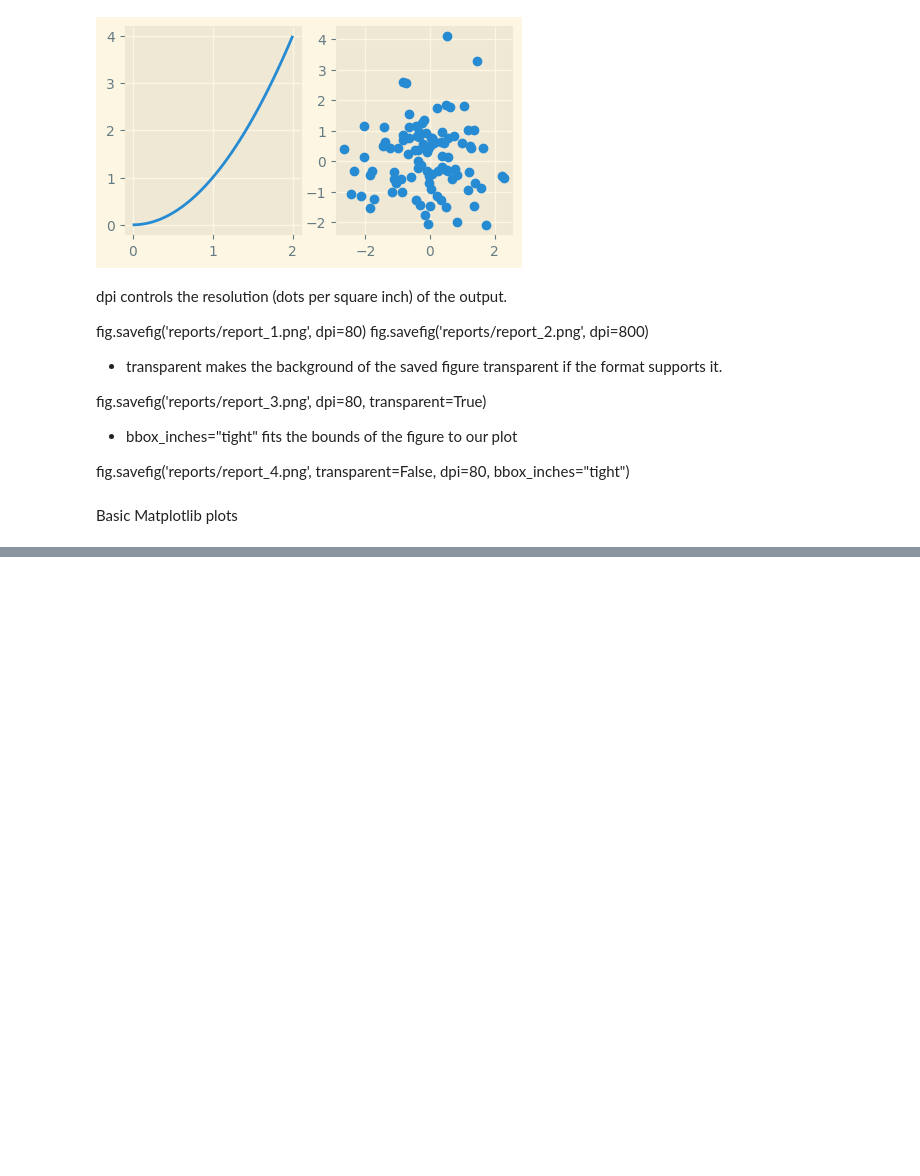
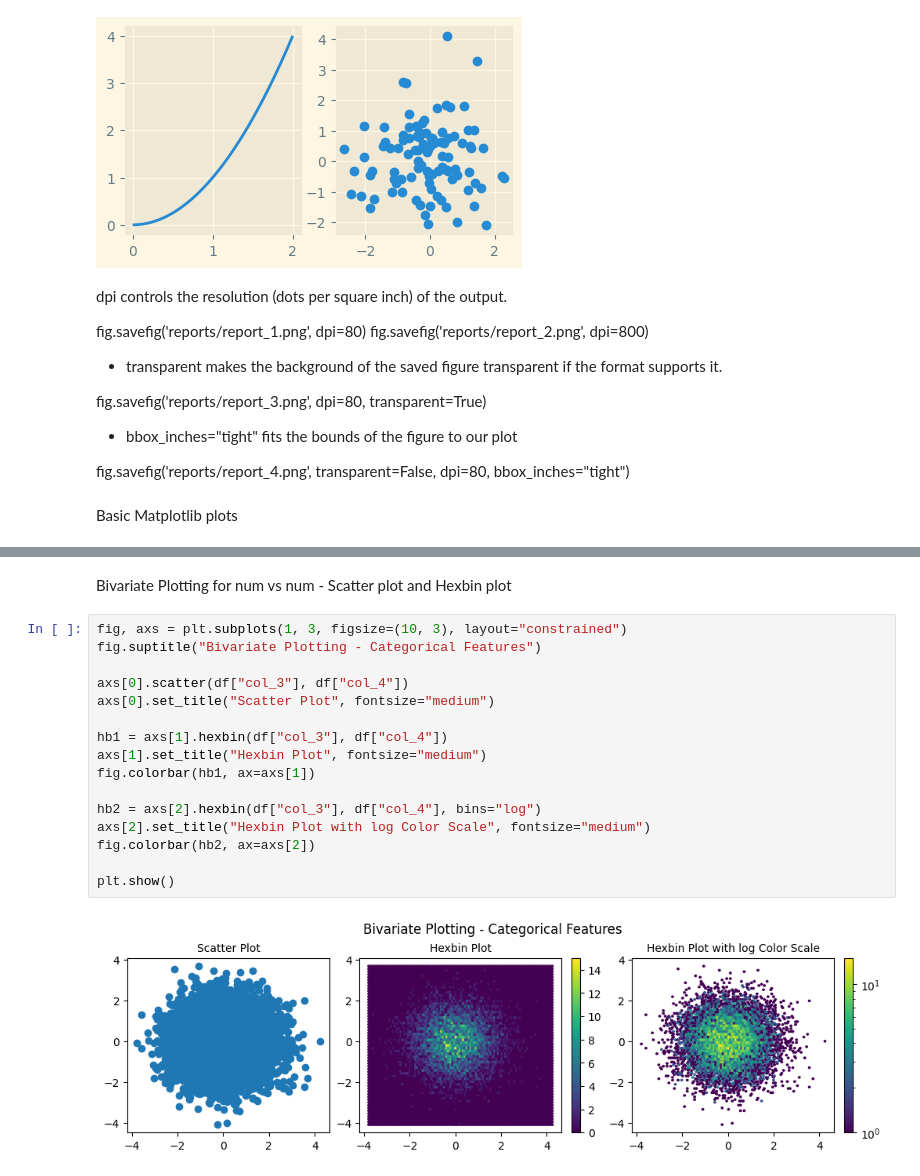
Before and after one commit to Tolash123/Machine_learning_and_Deep_learning, a Jupyter notebook: Module2-python for Data Analysis/8. Advance Visualizations - Matplotlib/advance.ipynb, the cells around one changed output, grey strips where cells are left out. Drawn from its saved outputs; the diff is of its cells as text; blank space fills up the shorter version.

```diff
--- a/Module2-python for Data Analysis/8. Advance Visualizations - Matplotlib/advance.ipynb
+++ b/Module2-python for Data Analysis/8. Advance Visualizations - Matplotlib/advance.ipynb
@@ -661,0 +720,20 @@ Basic Matplotlib plots
+# %% [markdown]
+Bivariate Plotting for num vs num - Scatter plot and Hexbin plot
+# %%
+fig, axs = plt.subplots(1, 3, figsize=(10, 3), layout="constrained")
+fig.suptitle("Bivariate Plotting - Categorical Features")
+
+axs[0].scatter(df["col_3"], df["col_4"])
+axs[0].set_title("Scatter Plot", fontsize="medium")
+
+hb1 = axs[1].hexbin(df["col_3"], df["col_4"])
+axs[1].set_title("Hexbin Plot", fontsize="medium")
+fig.colorbar(hb1, ax=axs[1])
+
+hb2 = axs[2].hexbin(df["col_3"], df["col_4"], bins="log")
+axs[2].set_title("Hexbin Plot with log Color Scale", fontsize="medium")
+fig.colorbar(hb2, ax=axs[2])
+
+plt.show()
+# %% [output]
+[figure, added]
```
Also changed, not shown: parts of 7 cells of this notebook, 5 other files.
